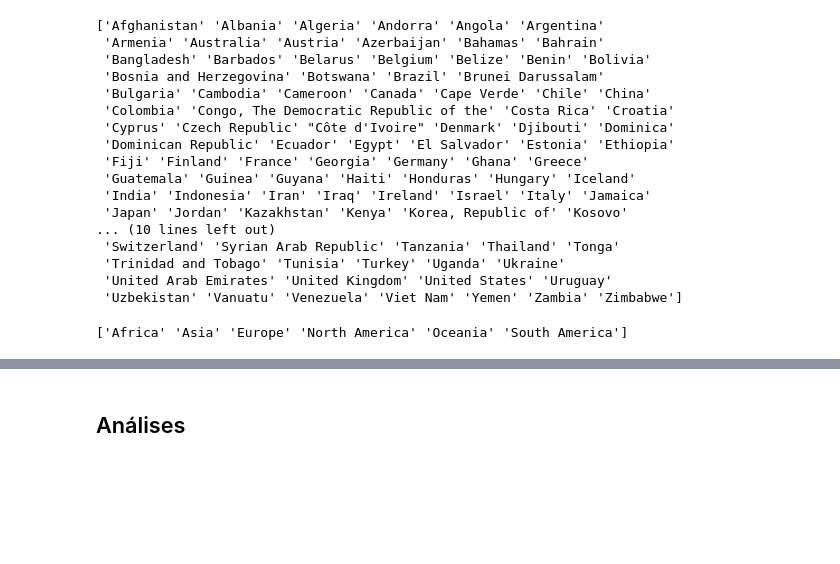
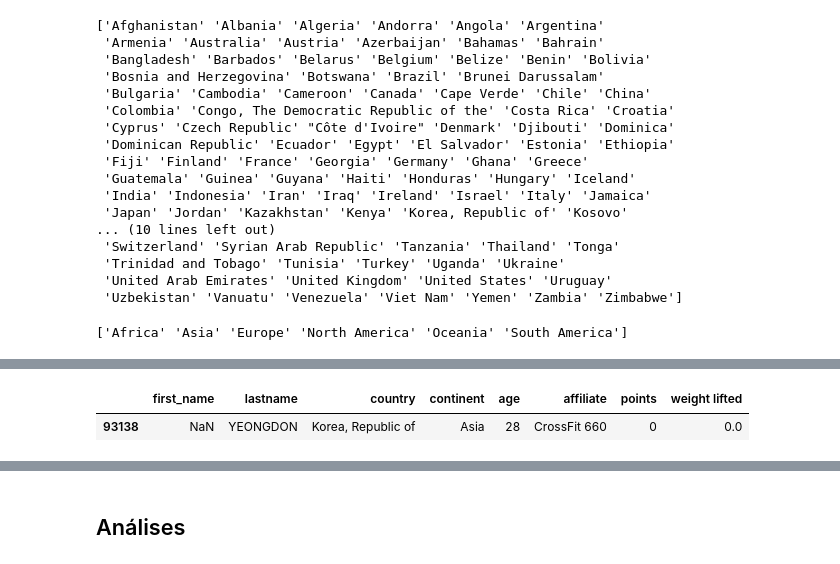
Before and after one commit to DheniMoura/Crossfit_open_2021, a Jupyter notebook: male.ipynb, the cells around one changed output, grey strips where cells are left out. Drawn from its saved outputs; the diff is of its cells as text; code cells hidden in the pictures; blank space fills up the shorter version.

```diff
--- a/male.ipynb
+++ b/male.ipynb
@@ -173,0 +283,6 @@ ValueError: Unable to parse string "100900th (--)" at position 47828
+# %%
+# Encontrando quem tem first_name nulo
+df_masc[pd.isna(df_masc['first_name'])]
+# %% [output]
+|  | first_name | lastname | country | continent | age | affiliate | points | weight lifted |
+| 93138 | NaN | YEONGDON | Korea, Republic of | Asia | 28 | CrossFit 660 | 0 | 0.0 |
```
Also changed, not shown: parts of 17 cells of this notebook.
